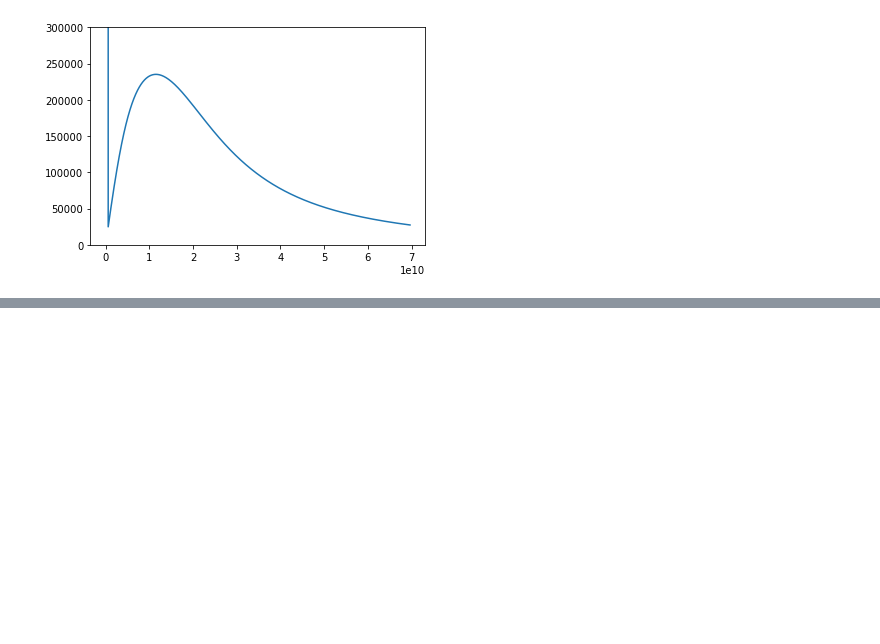
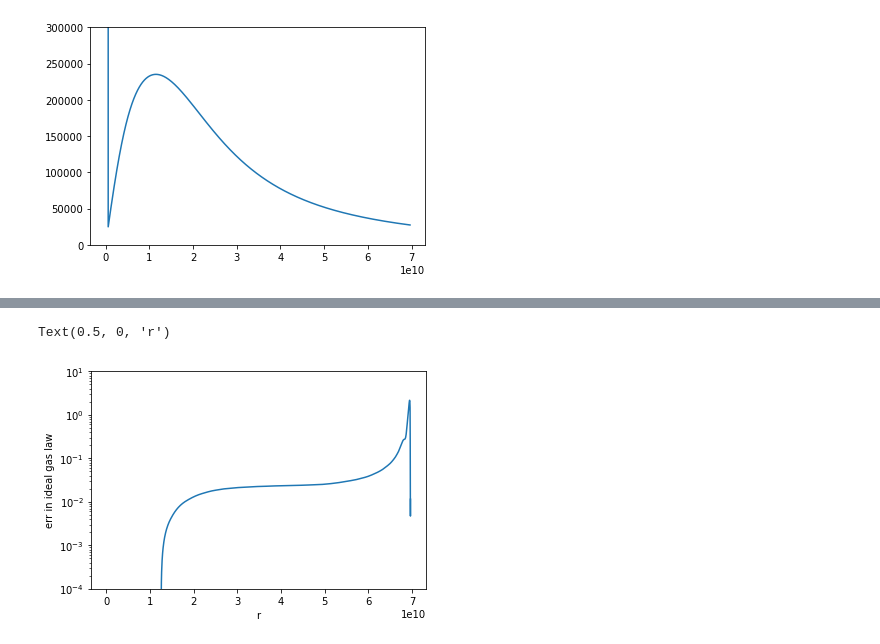
Before and after one commit to illorenzo7/Research_Notes, a Jupyter notebook: Model_S/Text_to_Binary.ipynb, the cells around one changed output, grey strips where cells are left out. Saved outputs shown, nothing was run; the diff lists cells and outputs as text; code cells hidden in the pictures; blank space fills up the shorter version.

```diff
--- a/Model_S/Text_to_Binary.ipynb
+++ b/Model_S/Text_to_Binary.ipynb
@@ -188,2 +233,11 @@ di.pr = di.nu/di.kappa
+# %%
+plt.plot(di.rr,err)
+plt.yscale('log')
+plt.ylim(1e-4,10)
+plt.ylabel('err in ideal gas law')
+plt.xlabel('r')
+# %% [output]
+Text(0.5, 0, 'r')
+[figure, added]
 # %%
 # compute F_rad
```
Also changed, not shown: parts of 13 cells of this notebook, 1 other file.
